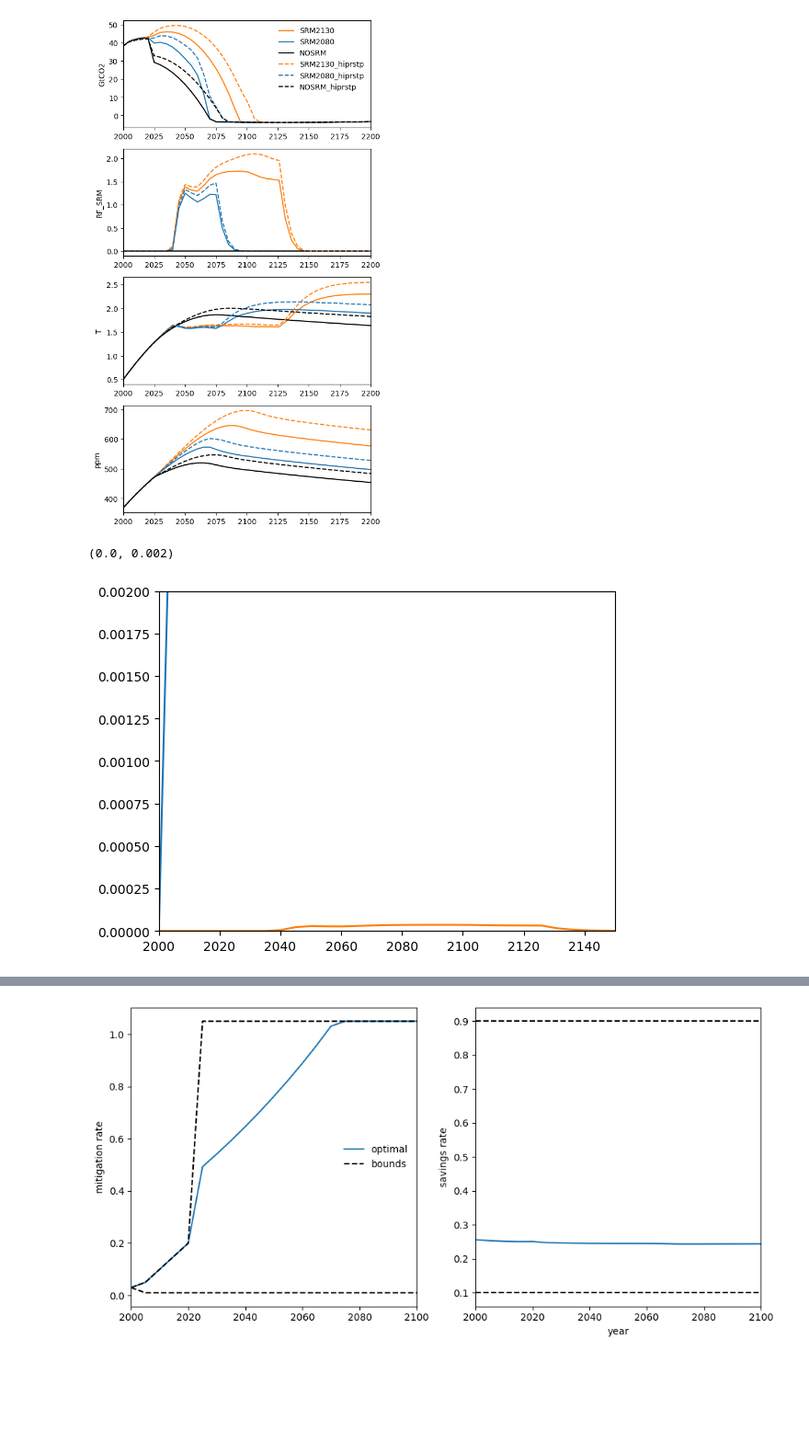
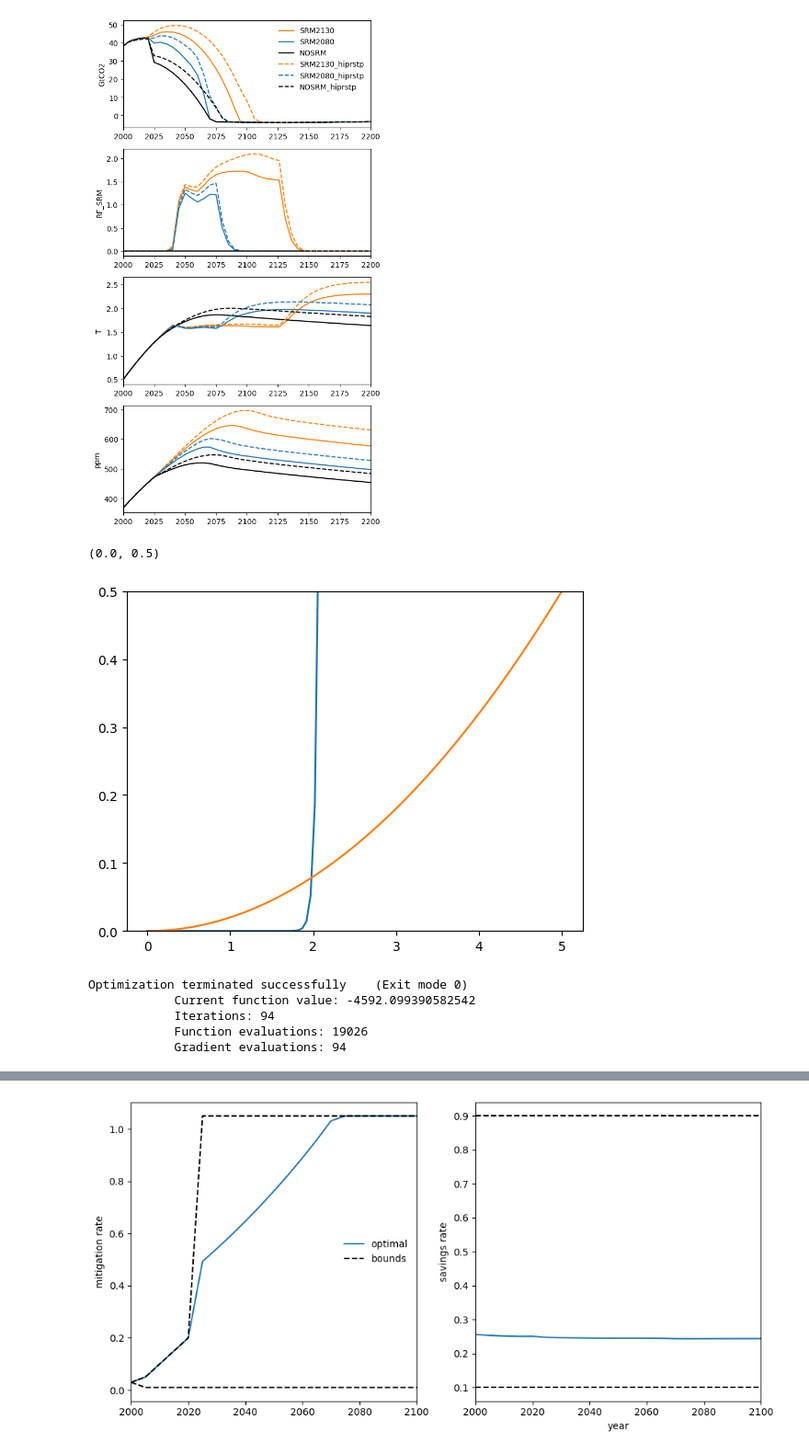
Before and after one commit to benmsanderson/PyDICE, a Jupyter notebook: newdice.ipynb, the cells around one changed output, grey strips where cells are left out. Shown at 92% size. Cells and saved outputs as stored; diff of their text form; code cells hidden in the pictures; blank space fills up the shorter version.

```diff
--- a/newdice.ipynb
+++ b/newdice.ipynb
@@ -132,13 +127,25 @@ a[3].set_ylabel('ppm')
 # %% [output]
 Text(0, 0.5, 'ppm')
 [figure]
-# %%
-plt.plot(dice.TT,dice.ABATECOST)
-plt.plot(dice.TT,dice.SRMCOST)
-plt.plot(dice.TT,dice.YNET)
-
-plt.xlim([2000,2150])
-plt.ylim([000,0.002])
-# %% [output]
-(0.0, 0.002)
-[figure, removed]
+# %%
+x=np.linspace(0,5,100)
+plt.plot(x,1e-16*x**50)
+plt.plot(x,0.02*x**2)
+
+plt.ylim([0,.5])
+# %% [output]
+(0.0, 0.5)
+[figure, added]
+# %%
+ndice_srm = dicelib.DICE()
+ndice_srm.init_parameters(a2=1e-16,srm_frac=10,srm_decay=.5,srm_trg=1.4,scost=1.5e-3,srm_end=2130,limmiu=1.05,a3=50)
+ndice_srm.init_variables()
+controls_start, controls_bounds = ndice_srm.get_control_bounds_and_startvalue()
+ndice_srm.optimize_controls(controls_start, controls_bounds)
+ndice_srm.roll_out(ndice_srm.optimal_controls)
+# %% [output]
+Optimization terminated successfully    (Exit mode 0)
+            Current function value: -4592.099390582542
+            Iterations: 94
+            Function evaluations: 19026
+            Gradient evaluations: 94
```
Also changed, not shown: parts of 12 cells of this notebook, 1 other file.
